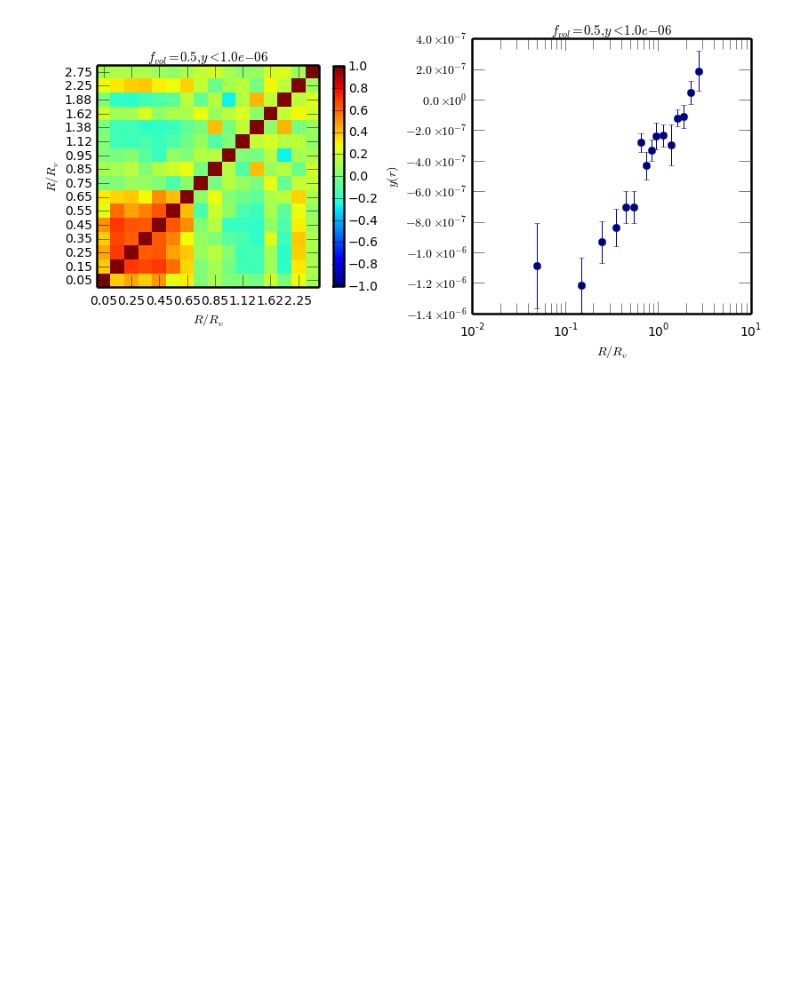
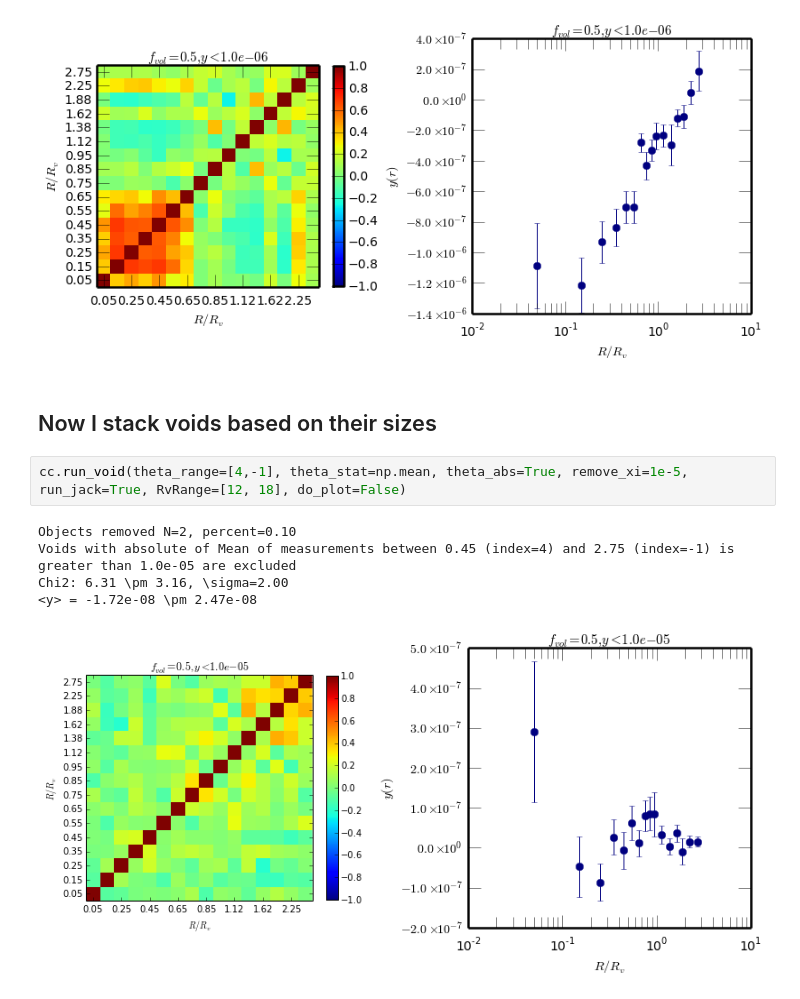
Before and after one commit to vvinuv/ipynb, a Jupyter notebook: SZ-void.ipynb, the cells around one changed output. Drawn from its saved outputs; the diff is of its cells as text; blank space fills up the shorter version.

Commit message:
More to void y distribution

```diff
--- a/SZ-void.ipynb
+++ b/SZ-void.ipynb
@@ -145,3 +145,13 @@ Voids with Amax of measurements between 0.45 (index=4) and 2.75 (index=-1) is gr
 Chi2: 62.11 \pm 3.16, \sigma=19.64
 <y> = -8.66e-07 \pm 6.25e-08
 [figure]
+# %% [markdown]
+## Now I stack voids based on their sizes
+# %%
+cc.run_void(theta_range=[4,-1], theta_stat=np.mean, theta_abs=True, remove_xi=1e-5, run_jack=True, RvRange=[12, 18], do_plot=False)
+# %% [output]
+Objects removed N=2, percent=0.10
+Voids with absolute of Mean of measurements between 0.45 (index=4) and 2.75 (index=-1) is greater than 1.0e-05 are excluded
+Chi2: 6.31 \pm 3.16, \sigma=2.00
+<y> = -1.72e-08 \pm 2.47e-08
+[figure, added]
```
Also changed, not shown: parts of 21 cells of this notebook.
